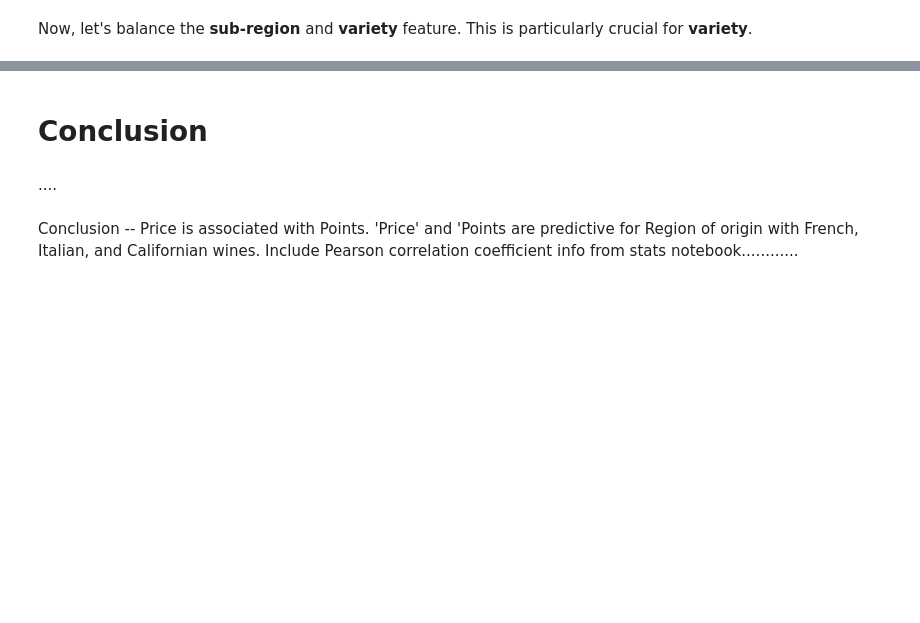
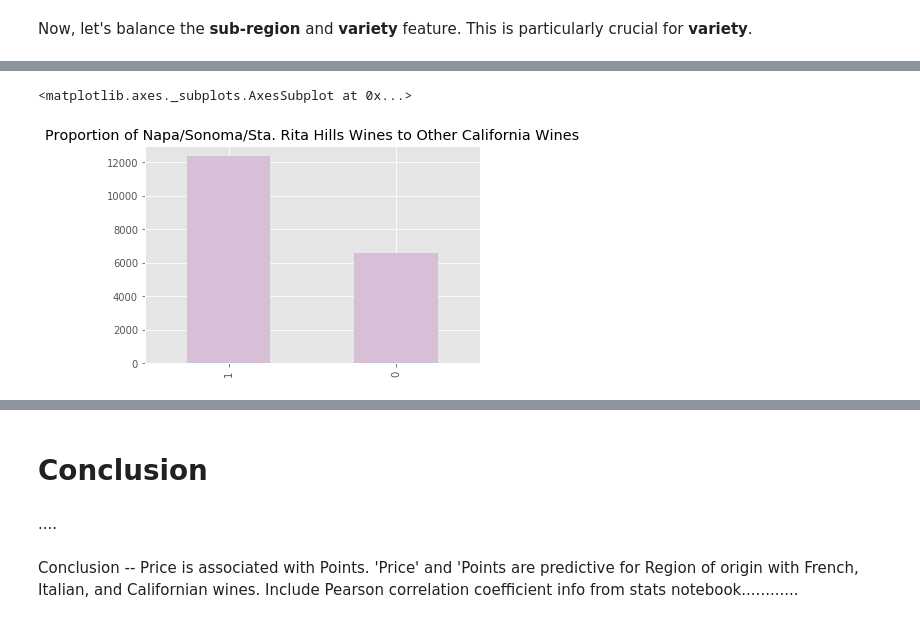
Before and after one commit to sarahrahrah/sprngbrd-mini-projects, a Jupyter notebook: capstone1/Final.ipynb, the cells around one changed output, grey strips where cells are left out. Saved outputs shown, nothing was run; the diff lists cells and outputs as text; code cells hidden in the pictures; blank space fills up the shorter version.

```diff
--- a/capstone1/Final.ipynb
+++ b/capstone1/Final.ipynb
@@ -1573,0 +1681,8 @@ Now, let's balance the **sub-region** and **variety** feature.  This is particul
+# %%
+def label_cal_region (row):
+    if row['sub_region'] == 'Napa Valley' or row['sub_region'] == 'Sonoma Coast' or row['sub_region'] == 'Sta. Rita Hills':
+        return 0
+    else:
+        return 1
+
+newcaliwines['new_region_label'] = newcaliwines.apply(lambda row: label_cal_region(row), axis=1)
@@ -1573,0 +1698,5 @@ Now, let's balance the **sub-region** and **variety** feature.  This is particul
+# %%
+counts.plot(kind='bar', title='Proportion of Napa/Sonoma/Sta. Rita Hills Wines to Other California Wines', color='thistle')
+# %% [output]
+<matplotlib.axes._subplots.AxesSubplot at 0x...>
+[figure, added]
```
Also changed, not shown: parts of 46 cells of this notebook.
